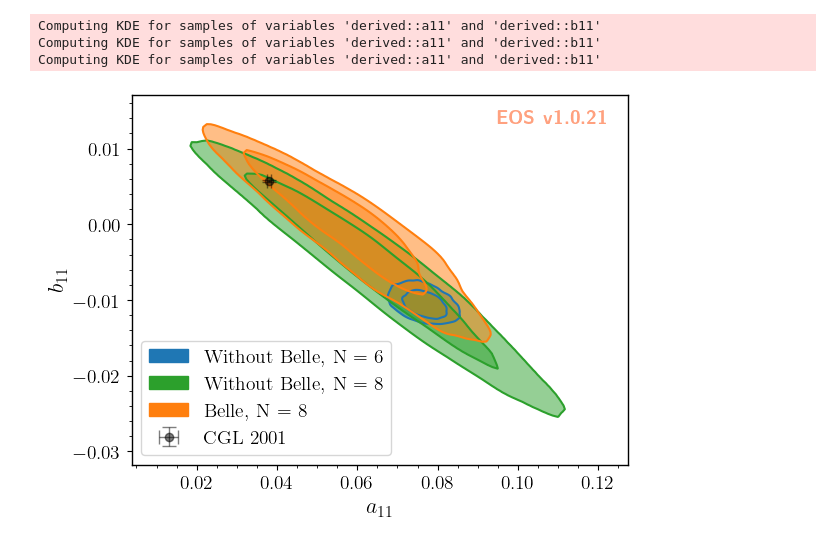
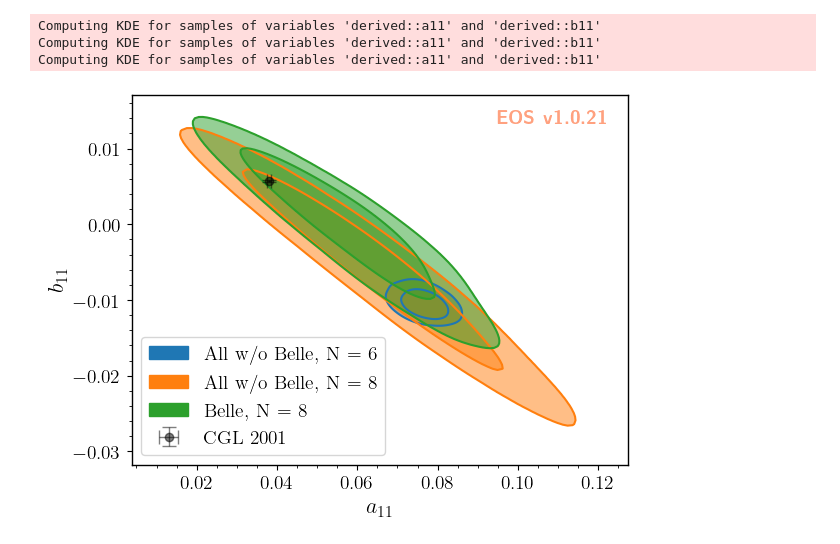
Before and after one commit to Fenoon/analysis, a Jupyter notebook: paper-plots.ipynb, the cells around one changed output. Saved outputs shown, nothing was run; the diff lists cells and outputs as text; code cells hidden in the pictures.

Commit message:
Add more plots

```diff
--- a/paper-plots.ipynb
+++ b/paper-plots.ipynb
@@ -9,22 +17,22 @@ analysis_directory = os.getcwd()
 
 fits = [
     (
-        'Without Belle, N = 6',
+        'All w/o Belle, N = 6',
         'tau-data-together',
         'FF-fp-I1-order6-without-Belle',
         'C0',
     ),
     (
-        'Without Belle, N = 8',
+        'All w/o Belle, N = 8',
         'tau-data-together',
         'FF-fp-I1-order8-without-Belle',
-        'C2',
+        'C1',
     ),
     (
         'Belle, N = 8',
         'tau-data-seperate',
         'FF-fp-I1-order8-Belle',
-        'C1',
+        'C2',
     ),
 ]
 # %%
@@ -66,6 +74,7 @@ for label, folder, posterior, color in fits:
         'label': label,
         'color': color,
         'levels': [68, 95],
+        'bandwidth': 2.0,
         'contours': ['lines', 'areas'],
         'datafile': samples_path,
         'variables': ['derived::a11', 'derived::b11'],
@@ -84,34 +93,35 @@ items.append({
 })
 
 figure_args = {
     'plot': {
         'xaxis': {
             'label': r'$a_{11}$',
             'range': [
                 min([bounds[0] for bounds in x_limits] + [0.0379 - 0.0005]),
                 max([bounds[1] for bounds in x_limits] + [0.0379 + 0.0005]),
             ],
         },
         'yaxis': {
             'label': r'$b_{11}$',
             'range': [
                 min([bounds[0] for bounds in y_limits] + [0.00567 - 0.00013]),
                 max([bounds[1] for bounds in y_limits] + [0.00567 + 0.00013]),
             ],
         },
         'legend': {'position': 'lower left'},
         'items': items,
     },
 }
 
 figure = eos.figure.FigureFactory.from_dict(**figure_args)
 figure.draw()
+figure.save('a11vsb11.pdf')
 plt.show()
 # %% [output]
 Computing KDE for samples of variables 'derived::a11' and 'derived::b11'
 Computing KDE for samples of variables 'derived::a11' and 'derived::b11'
 Computing KDE for samples of variables 'derived::a11' and 'derived::b11'
-[figure, old version]
+[figure, new version]
 # %%
 coupling_labels = [
     ("derived::Re{g_rho_gamma}", r"$\mathrm{Re}\,g_{\rho\gamma}$"),
```
Also changed, not shown: parts of 9 cells of this notebook.
